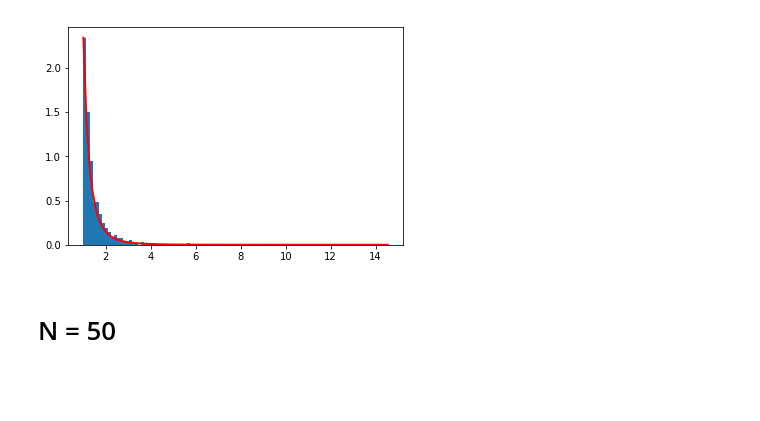
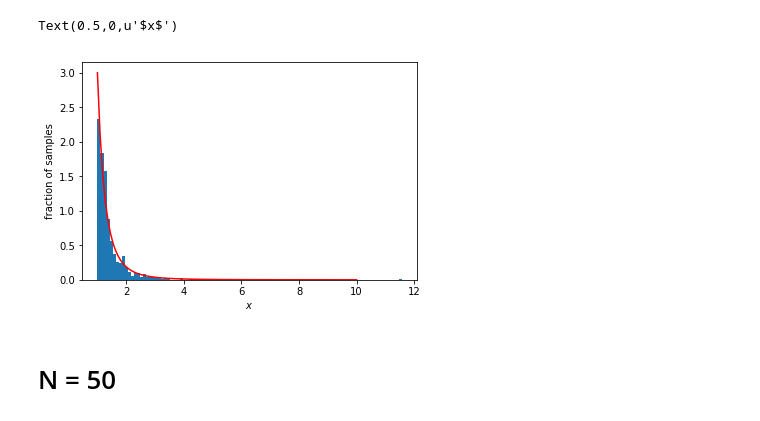
Before and after one commit to yaskovdev/data-science-sandbox, a Jupyter notebook: data-science-course/week5/final-test.ipynb, the cells around one changed output. Drawn from its saved outputs; the diff is of its cells as text; code cells hidden in the pictures; blank space fills up the shorter version.

```diff
--- a/data-science-course/week5/final-test.ipynb
+++ b/data-science-course/week5/final-test.ipynb
@@ -2,16 +2,6 @@
 import numpy as np
 import matplotlib.pyplot as plt
 import scipy.stats as sts
-# %%
-a = 3.
-s1000 = (np.random.pareto(a, 1000) + 1)
-
-count, bins, _ = plt.hist(s1000, 100, normed=True)
-fit = a * 1 ** a / bins ** (a + 1)
-plt.plot(bins, max(count) * fit / max(fit), linewidth=2, color='r')
-plt.show()
-# %% [output]
-[figure, removed]
 # %%
 b = 3
 
@@ -28,4 +19,17 @@ def f(samples_size, number_of_samples):
     return result / number_of_samples
+# %%
+sample = pareto_rv.rvs(1000)
+plt.hist(sample, bins=100, normed=True)
+
+x = np.linspace(1, 10, 100)
+pdf = pareto_rv.pdf(x)
+plt.plot(x, pdf, color='r')
+
+plt.ylabel('fraction of samples')
+plt.xlabel('$x$')
+# %% [output]
+Text(0.5,0,u'$x$')
+[figure, added]
 # %% [markdown]
 # N = 50
 # %%
```
Also changed, not shown: parts of 4 cells of this notebook.
